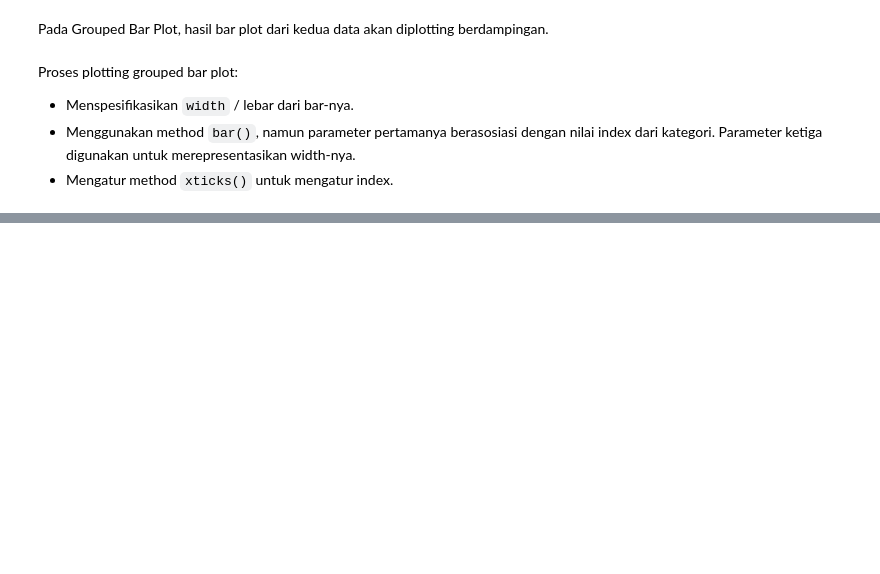
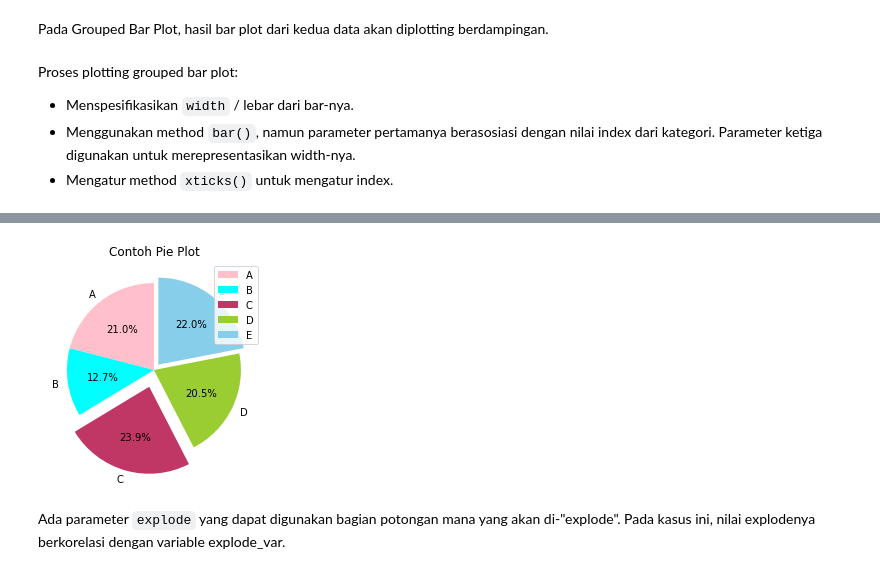
Before and after one commit to medievalgoose/matplotlib, a Jupyter notebook: Matplotlib-Week4.ipynb, the cells around one changed output, grey strips where cells are left out. Cells and saved outputs as stored; diff of their text form; code cells hidden in the pictures; blank space fills up the shorter version.

```diff
--- a/Matplotlib-Week4.ipynb
+++ b/Matplotlib-Week4.ipynb
@@ -151,0 +205,21 @@ Proses plotting grouped bar plot:
+# %%
+kategori = ['A', 'B', 'C', 'D', 'E']
+data = [215, 130, 245, 210, 225]
+warna = ['pink', 'cyan', '#c03664', 'yellowgreen', 'skyblue']
+explode_var = [0., 0., 0.2, 0., 0.08]
+# %%
+plt.pie(data,
+       labels=kategori,
+       colors=warna,
+        explode=explode_var,
+       autopct='%1.1f%%',
+       startangle=90)
+
+plt.legend()
+plt.title('Contoh Pie Plot')
+
+plt.show()
+# %% [output]
+[figure, added]
+# %% [markdown]
+Ada parameter `explode` yang dapat digunakan bagian potongan mana yang akan di-"explode". Pada kasus ini, nilai explodenya berkorelasi dengan variable explode_var.
```
Also changed, not shown: parts of 14 cells of this notebook.
